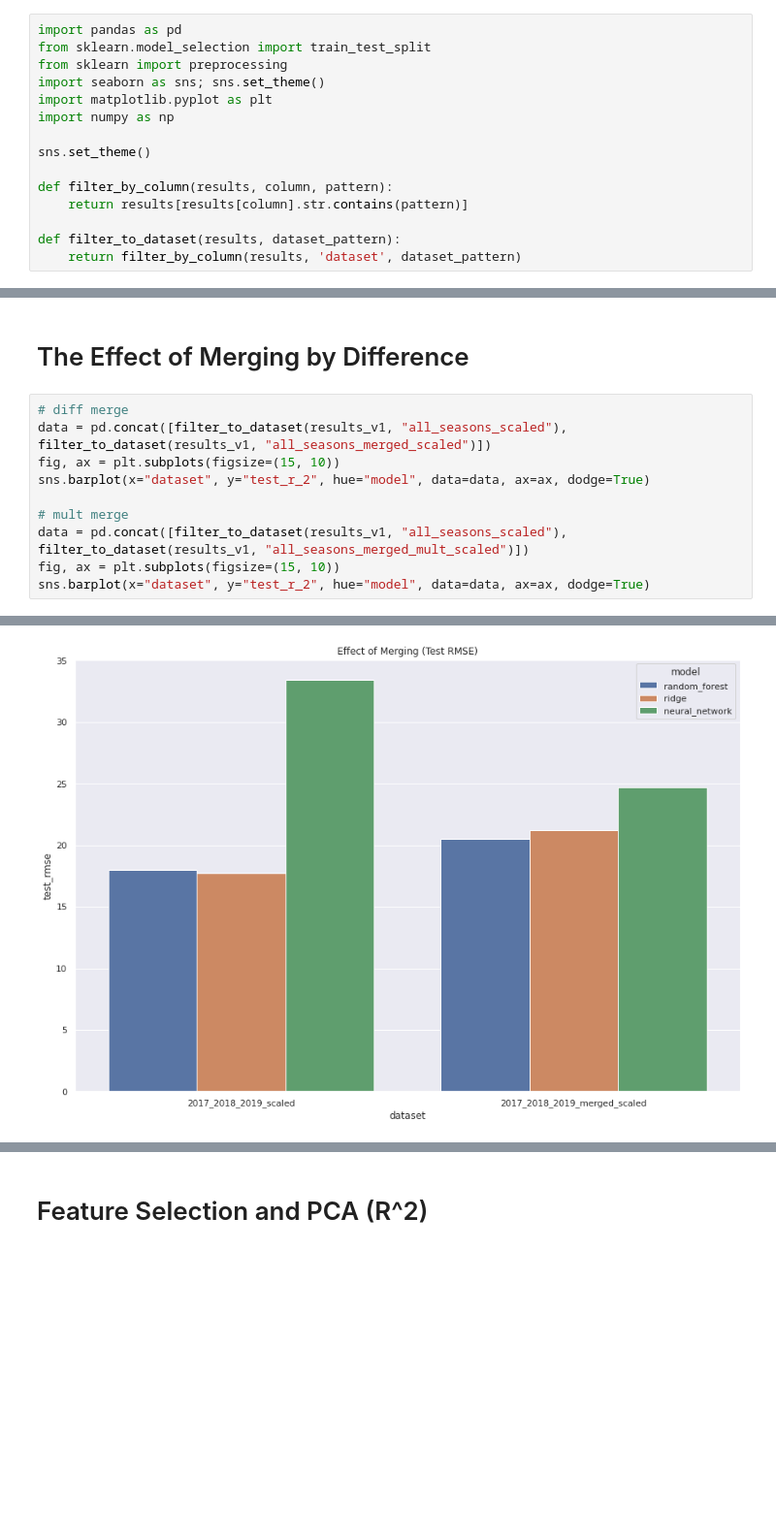
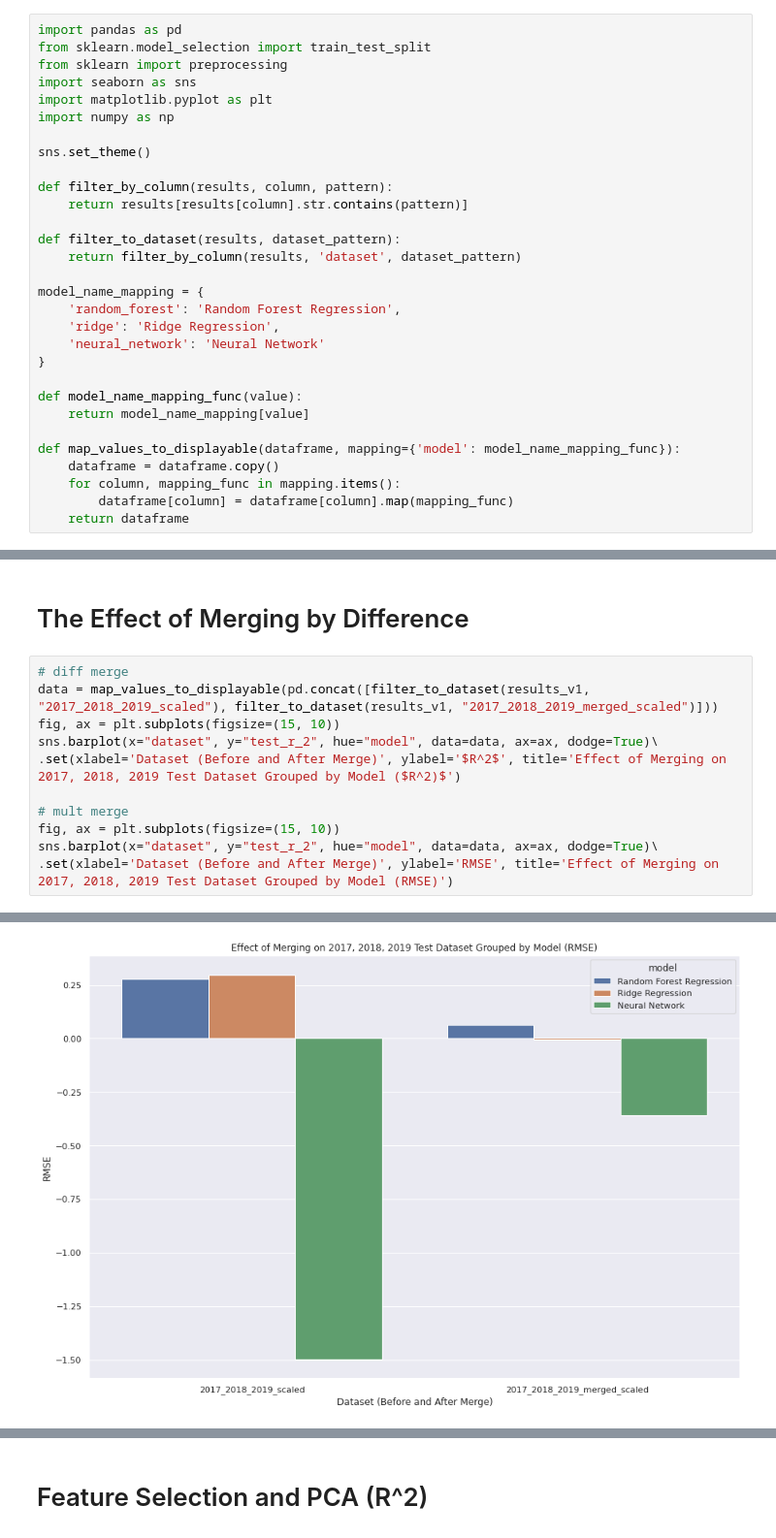
Before and after one commit to Navbryce/nba-combined-score-predictor, a Jupyter notebook: supervised_learning_visualizations.ipynb, the cells around one changed output, grey strips where cells are left out. Shown at 97% size. Saved outputs shown, nothing was run; the diff lists cells and outputs as text; blank space fills up the shorter version.

```diff
--- a/supervised_learning_visualizations.ipynb
+++ b/supervised_learning_visualizations.ipynb
@@ -2,7 +2,7 @@
 import pandas as pd
 from sklearn.model_selection import train_test_split
 from sklearn import preprocessing
-import seaborn as sns; sns.set_theme()
+import seaborn as sns
 import matplotlib.pyplot as plt
 import numpy as np
 
@@ -13,6 +13,21 @@ def filter_by_column(results, column, pattern):
 
 def filter_to_dataset(results, dataset_pattern):
     return filter_by_column(results, 'dataset', dataset_pattern)
+
+model_name_mapping = {
+    'random_forest': 'Random Forest Regression',
+    'ridge': 'Ridge Regression',
+    'neural_network': 'Neural Network'
+}
+
+def model_name_mapping_func(value):
+    return model_name_mapping[value]
+
+def map_values_to_displayable(dataframe, mapping={'model': model_name_mapping_func}):
+    dataframe = dataframe.copy()
+    for column, mapping_func in mapping.items():
+        dataframe[column] = dataframe[column].map(mapping_func)
+    return dataframe
 # %% [markdown]
 # Import datasets
 # %%
@@ -56,12 +80,13 @@ sns.barplot(y="dataset", x="test_r_2", orient='h', data=data, ax=ax, dodge=True)
 # The Effect of Merging by Difference
 # %%
 # diff merge
-data = pd.concat([filter_to_dataset(results_v1, "all_seasons_scaled"), filter_to_dataset(results_v1, "all_seasons_merged_scaled")])
+data = map_values_to_displayable(pd.concat([filter_to_dataset(results_v1, "2017_2018_2019_scaled"), filter_to_dataset(results_v1, "2017_2018_2019_merged_scaled")]))
 fig, ax = plt.subplots(figsize=(15, 10))
-sns.barplot(x="dataset", y="test_r_2", hue="model", data=data, ax=ax, dodge=True)
+sns.barplot(x="dataset", y="test_r_2", hue="model", data=data, ax=ax, dodge=True)\
+.set(xlabel='Dataset (Before and After Merge)', ylabel='$R^2$', title='Effect of Merging on 2017, 2018, 2019 Test Dataset Grouped by Model ($R^2)$')
 
 # mult merge
-data = pd.concat([filter_to_dataset(results_v1, "all_seasons_scaled"), filter_to_dataset(results_v1, "all_seasons_merged_mult_scaled")])
 fig, ax = plt.subplots(figsize=(15, 10))
-sns.barplot(x="dataset", y="test_r_2", hue="model", data=data, ax=ax, dodge=True)
+sns.barplot(x="dataset", y="test_r_2", hue="model", data=data, ax=ax, dodge=True)\
+.set(xlabel='Dataset (Before and After Merge)', ylabel='RMSE', title='Effect of Merging on 2017, 2018, 2019 Test Dataset Grouped by Model (RMSE)')
 # %% [output]
@@ -70 +97 @@ sns.barplot(x="dataset", y="test_r_2", hue="model", data=data, ax=ax, dodge=True
-[figure, old version]
+[figure, new version]
```
Also changed, not shown: parts of 5 cells of this notebook.
